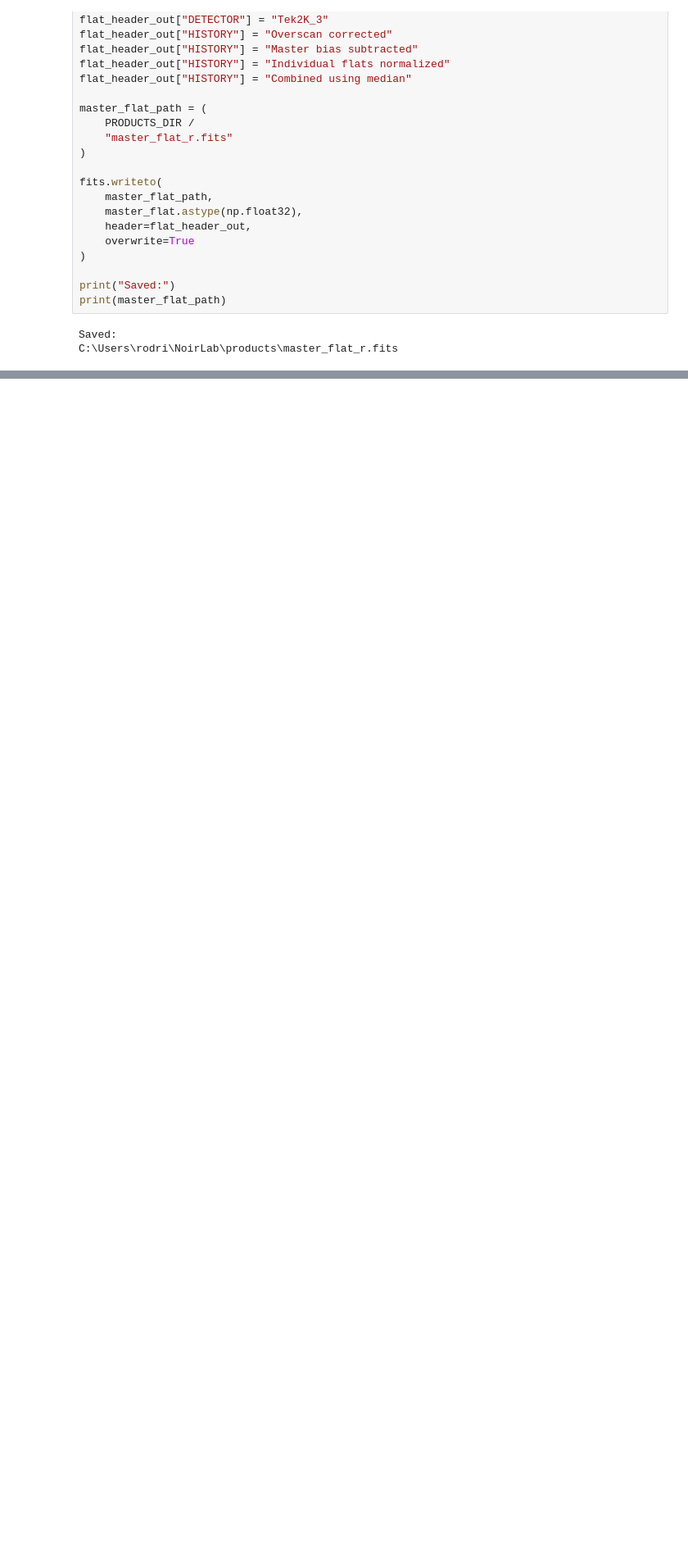
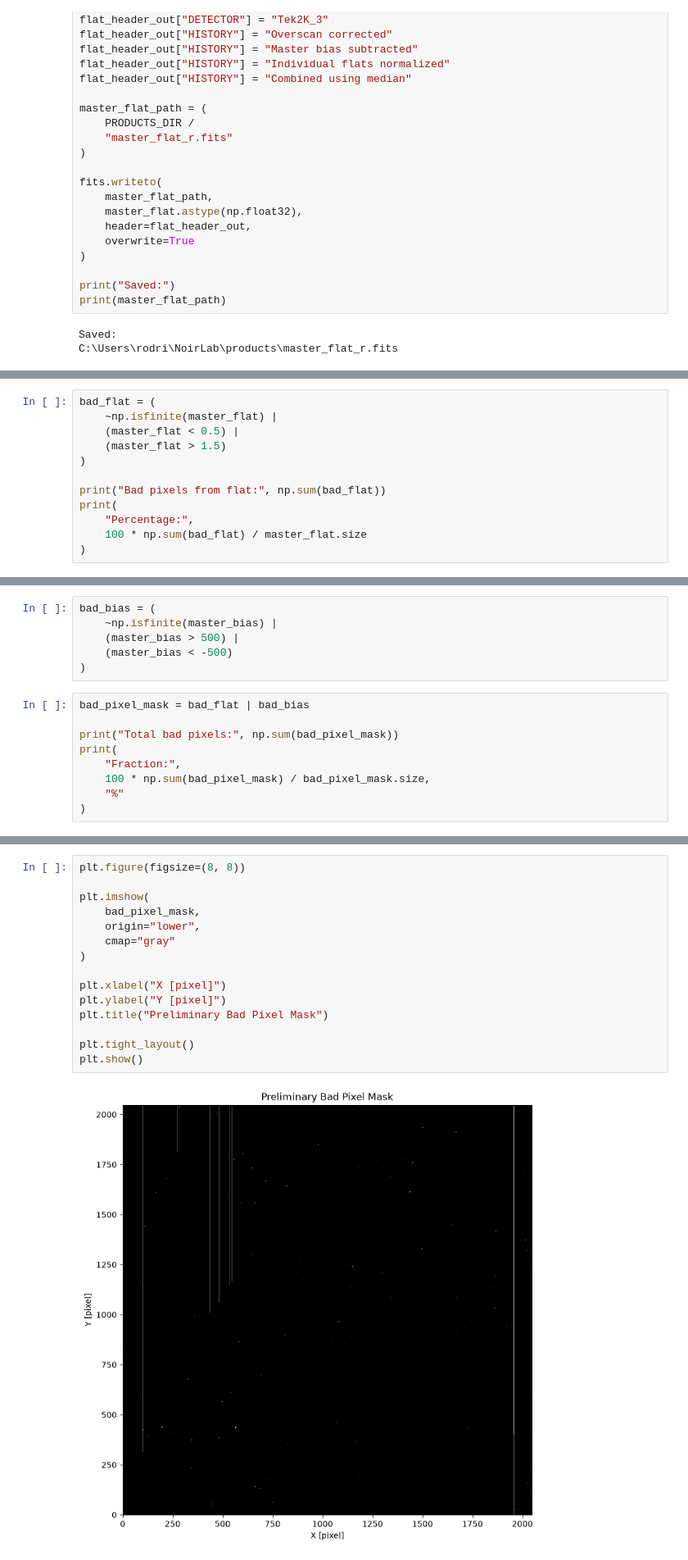
Before and after one commit to RCV-005/noirlab-ccd-reduction, a Jupyter notebook: Notebooks/02_master_flat.ipynb, the cells around one changed output, grey strips where cells are left out. Shown at 82% size. Cells and saved outputs as stored; diff of their text form; blank space fills up the shorter version.

```diff
--- a/Notebooks/02_master_flat.ipynb
+++ b/Notebooks/02_master_flat.ipynb
@@ -333,0 +386,12 @@ C:\Users\rodri\NoirLab\products\master_flat_r.fits
+# %%
+bad_flat = (
+    ~np.isfinite(master_flat) |
+    (master_flat < 0.5) |
+    (master_flat > 1.5)
+)
+
+print("Bad pixels from flat:", np.sum(bad_flat))
+print(
+    "Percentage:",
+    100 * np.sum(bad_flat) / master_flat.size
+)
@@ -333,0 +401,15 @@ C:\Users\rodri\NoirLab\products\master_flat_r.fits
+# %%
+bad_bias = (
+    ~np.isfinite(master_bias) |
+    (master_bias > 500) |
+    (master_bias < -500)
+)
+# %%
+bad_pixel_mask = bad_flat | bad_bias
+
+print("Total bad pixels:", np.sum(bad_pixel_mask))
+print(
+    "Fraction:",
+    100 * np.sum(bad_pixel_mask) / bad_pixel_mask.size,
+    "%"
+)
@@ -333,0 +419,17 @@ C:\Users\rodri\NoirLab\products\master_flat_r.fits
+# %%
+plt.figure(figsize=(8, 8))
+
+plt.imshow(
+    bad_pixel_mask,
+    origin="lower",
+    cmap="gray"
+)
+
+plt.xlabel("X [pixel]")
+plt.ylabel("Y [pixel]")
+plt.title("Preliminary Bad Pixel Mask")
+
+plt.tight_layout()
+plt.show()
+# %% [output]
+[figure, added]
```
Also changed, not shown: parts of 5 cells of this notebook, 1 other file.
